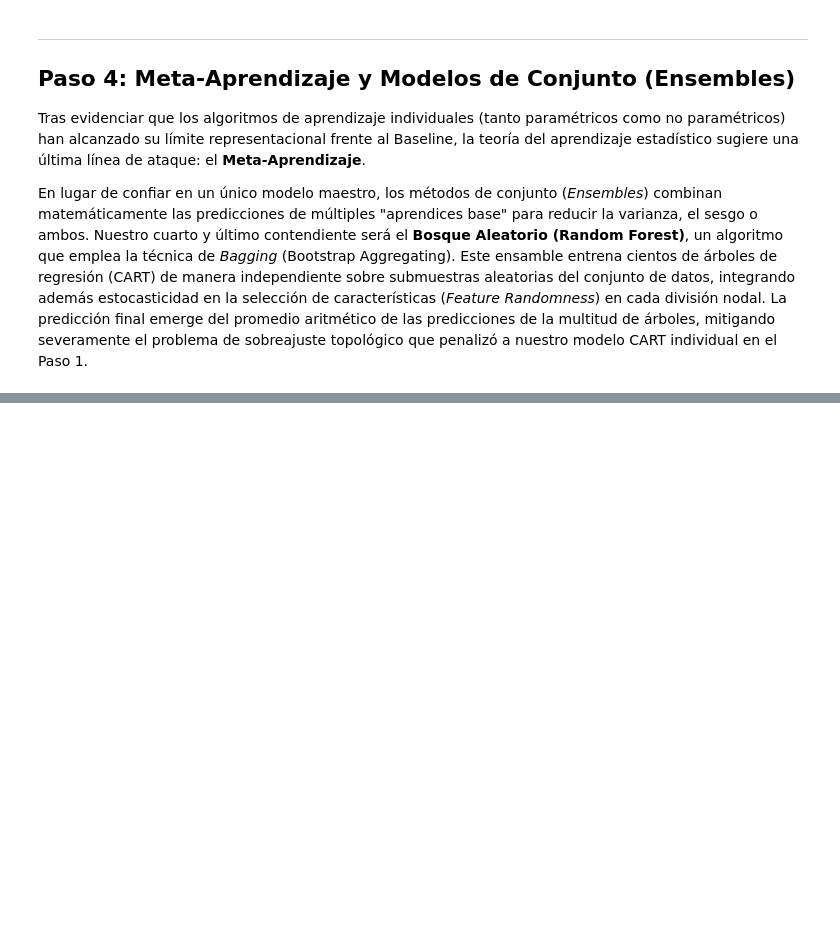
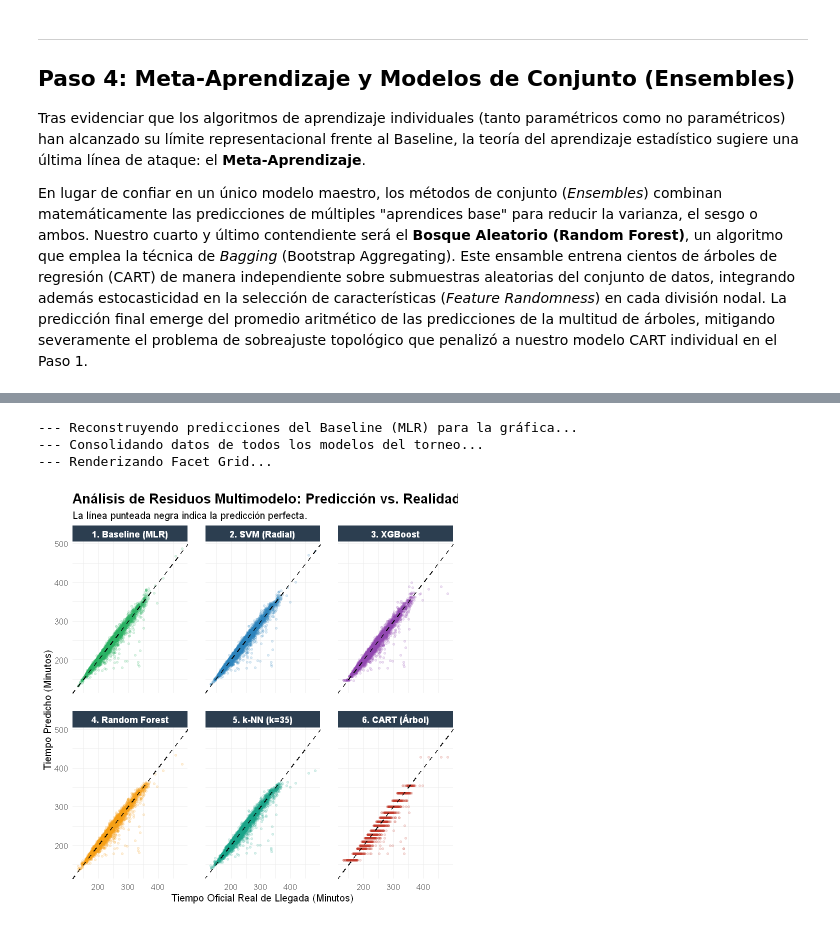
Before and after one commit to AxelT456/marathon_regression_2015, a Jupyter notebook: Final_Project_Marathon_P2_Advanced_Models.ipynb, the cells around one changed output, grey strips where cells are left out. Saved outputs shown, nothing was run; the diff lists cells and outputs as text; code cells hidden in the pictures; blank space fills up the shorter version.

```diff
--- a/Final_Project_Marathon_P2_Advanced_Models.ipynb
+++ b/Final_Project_Marathon_P2_Advanced_Models.ipynb
@@ -536,0 +888,55 @@ cat("\nBosque Aleatorio ensamblado exitosamente.\n")
+# %%
+# =====================================================================
+# VISUALIZACIÓN AVANZADA: COMPARATIVA MULTIMODELO (FACET WRAP)
+# =====================================================================
+library(ggplot2)
+library(dplyr)
+
+cat("--- Reconstruyendo predicciones del Baseline (MLR) para la gráfica...\n")
+# Entrenamos rapidísimo el Baseline de la Fase 1 para tener sus predicciones aquí
+modelo_baseline <- lm(official_time_min ~ age + m_f + ritmo_promedio_30k, data = train_data)
+predichos_mlr <- predict(modelo_baseline, newdata = test_data)
+reales_mlr <- test_data$official_time_min
+
+cat("--- Consolidando datos de todos los modelos del torneo...\n")
+# Juntamos todas las predicciones en un solo mega-dataframe (Formato Largo / Long Format)
+# Nota: Usamos las variables que definimos en los pasos anteriores
+df_multimodelo <- data.frame(
+  Real = c(reales_mlr, reales_svm, reales_xgb, reales_rf, reales_knn, reales),
+  Predicho = c(predichos_mlr, predichos_svm, predichos_xgb, predichos_rf, predichos_knn, predichos),
+  Modelo = factor(rep(c("1. Baseline (MLR)", "2. SVM (Radial)", "3. XGBoost",
+                        "4. Random Forest", "5. k-NN (k=35)", "6. CART (Árbol)"),
+                      each = length(reales_mlr)))
+)
+
+cat("--- Renderizando Facet Grid...\n")
+# Generamos la cuadrícula de dispersión
+grafica_multimodelo <- ggplot(df_multimodelo, aes(x = Real, y = Predicho, color = Modelo)) +
+  geom_point(alpha = 0.15, size = 1) + # alpha bajo para ver la densidad de puntos
+  geom_abline(intercept = 0, slope = 1, color = "black", linetype = "dashed", linewidth = 0.8) +
+  facet_wrap(~ Modelo, ncol = 3) + # Cuadrícula de 3 columnas x 2 filas
+  labs(title = "Análisis de Residuos Multimodelo: Predicción vs. Realidad",
+       subtitle = "La línea punteada negra indica la predicción perfecta.",
+       x = "Tiempo Oficial Real de Llegada (Minutos)",
+       y = "Tiempo Predicho (Minutos)") +
+  theme_minimal(base_size = 12) +
+  theme(legend.position = "none", # Quitamos la leyenda porque los títulos ya están en cada faceta
+        strip.text = element_text(face = "bold", size = 11, color = "white"),
+        strip.background = element_rect(fill = "#2c3e50", color = NA),
+        plot.title = element_text(face = "bold", size = 16),
+        panel.spacing = unit(1.5, "lines")) +
+  # Usamos una paleta de colores para diferenciar los enfoques
+  scale_color_manual(values = c("1. Baseline (MLR)" = "#27ae60",
+                                "2. SVM (Radial)" = "#2980b9",
+                                "3. XGBoost" = "#8e44ad",
+                                "4. Random Forest" = "#f39c12",
+                                "5. k-NN (k=35)" = "#16a085",
+                                "6. CART (Árbol)" = "#c0392b"))
+
+# Imprimimos la gráfica
+print(grafica_multimodelo)
+# %% [output]
+--- Reconstruyendo predicciones del Baseline (MLR) para la gráfica...
+--- Consolidando datos de todos los modelos del torneo...
+--- Renderizando Facet Grid...
+[figure, added]
```
Also changed, not shown: parts of 17 cells of this notebook, 3 other files.
